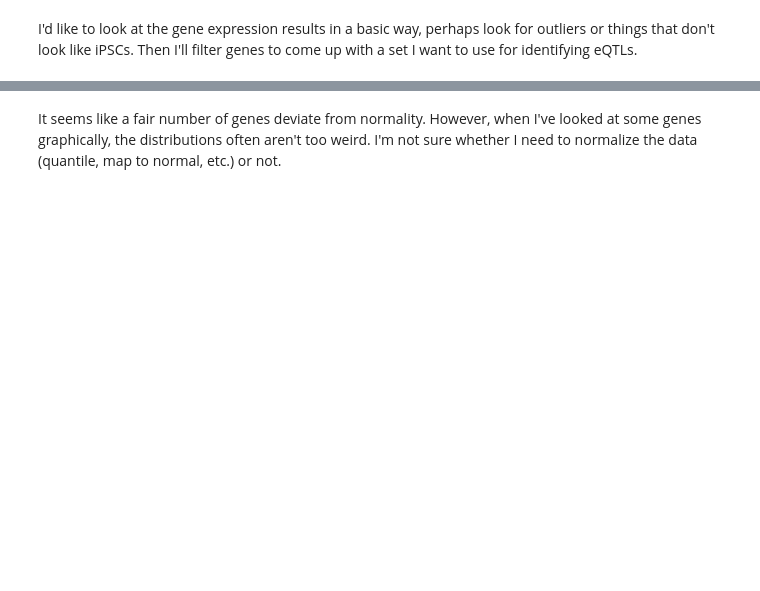
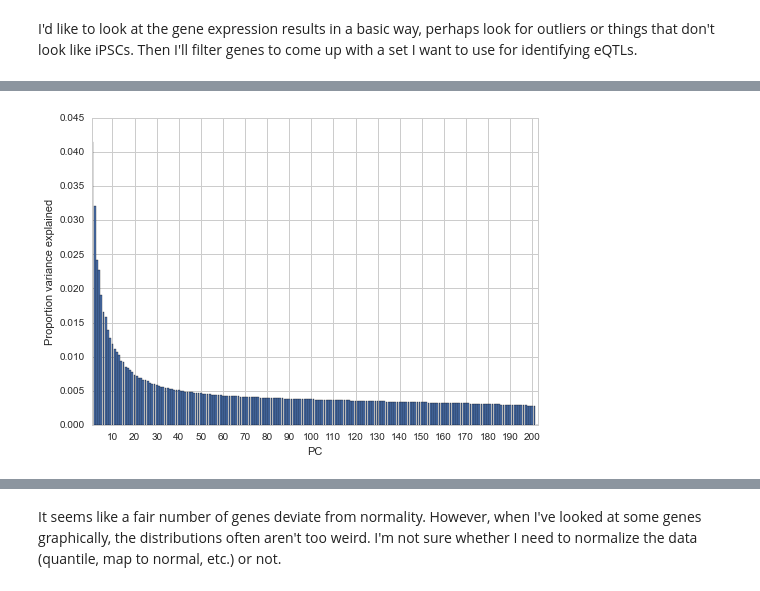
Before and after one commit to frazer-lab/cardips-ipsc-eqtl, a Jupyter notebook: notebooks/RNA-Seq Analysis.ipynb, the cells around one changed output, grey strips where cells are left out. Cells and saved outputs as stored; diff of their text form; code cells hidden in the pictures; blank space fills up the shorter version.

```diff
--- a/notebooks/RNA-Seq Analysis.ipynb
+++ b/notebooks/RNA-Seq Analysis.ipynb
@@ -26,0 +80,6 @@ vsd = pd.read_table(os.path.join(cpy.root, 'output', 'rna_seq_processing',
+# %%
+res = cpb.analysis.SVD(log_tpm, scale_variance=True)
+# %%
+res.plot_variance_explained(xtick_start=10, xtick_spacing=10)
+# %% [output]
+[figure, added]
```
Also changed, not shown: parts of 16 cells of this notebook, 2 other files.
